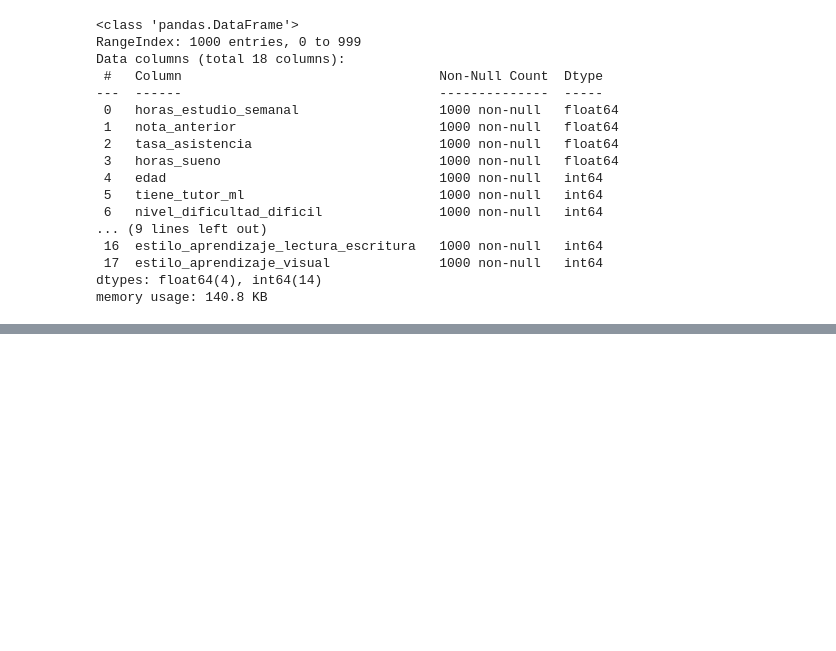
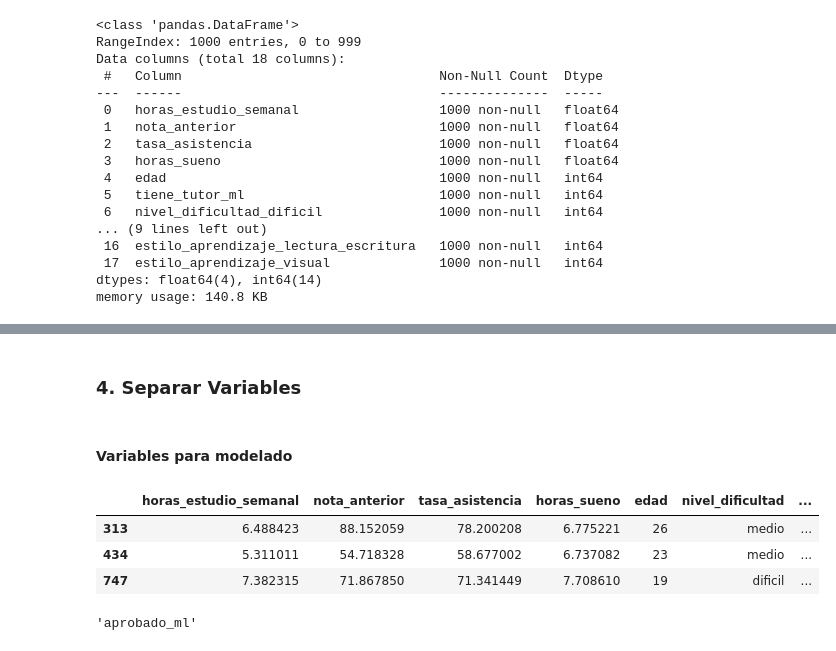
Before and after one commit to FM-Luque/5.DataProyect_Machine_Learning, a Jupyter notebook: notebooks/05_preprocesamiento.ipynb, the cells around one changed output, grey strips where cells are left out. Saved outputs shown, nothing was run; the diff lists cells and outputs as text; code cells hidden in the pictures; blank space fills up the shorter version.

```diff
--- a/notebooks/05_preprocesamiento.ipynb
+++ b/notebooks/05_preprocesamiento.ipynb
@@ -376,0 +452,15 @@ memory usage: 140.8 KB
+# %% [markdown]
+### 4. Separar Variables
+# %% [markdown]
+#### Variables para modelado
+# %%
+escuela_clf.sample(3)
+# %% [output]
+|  | horas_estudio_semanal | nota_anterior | tasa_asistencia | horas_sueno | edad | nivel_dificultad | ... |
+| 313 | 6.488423 | 88.152059 | 78.200208 | 6.775221 | 26 | medio | ... |
+| 434 | 5.311011 | 54.718328 | 58.677002 | 6.737082 | 23 | medio | ... |
+| 747 | 7.382315 | 71.867850 | 71.341449 | 7.708610 | 19 | dificil | ... |
+# %%
+tv_clf
+# %% [output]
+'aprobado_ml'
```
Also changed, not shown: parts of 43 cells of this notebook, 11 other files.
